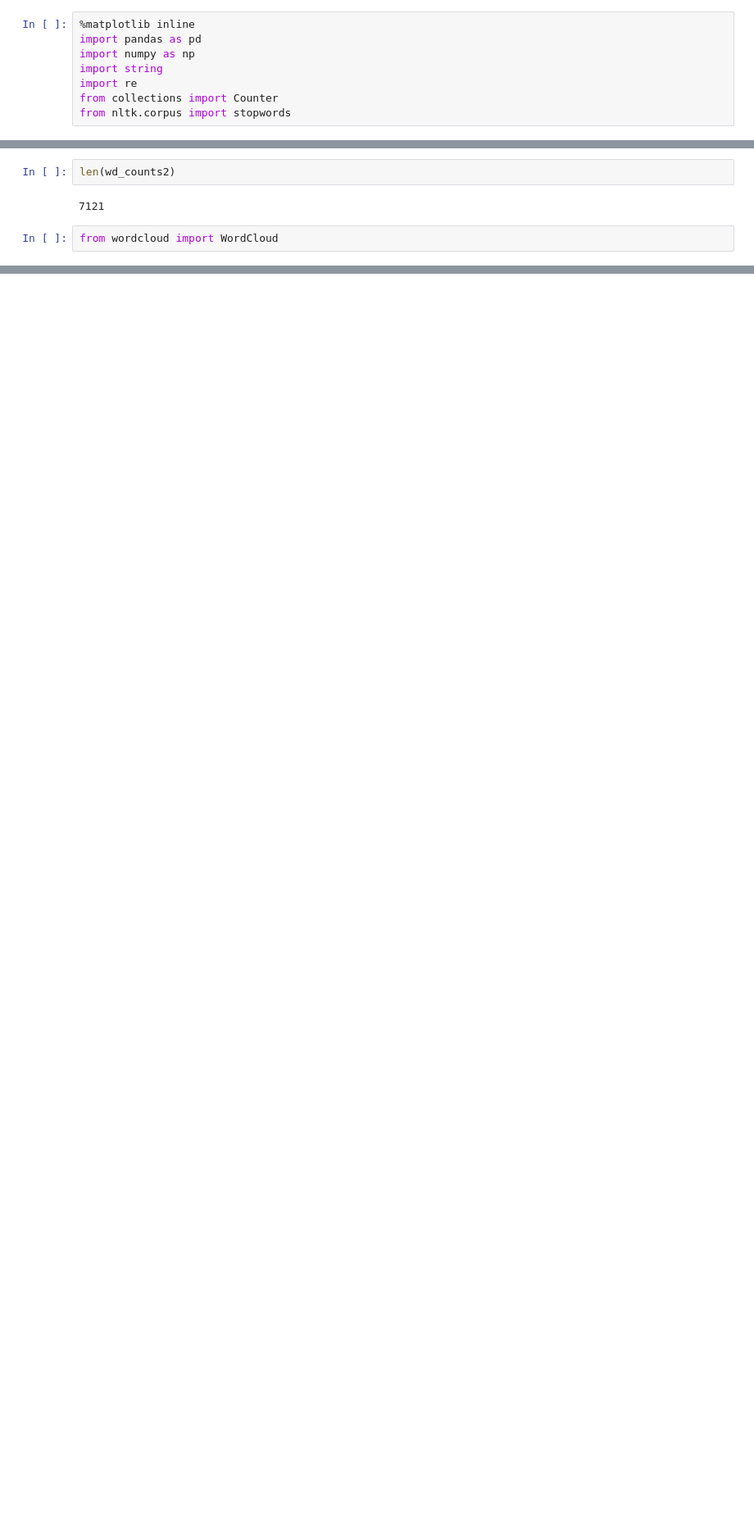
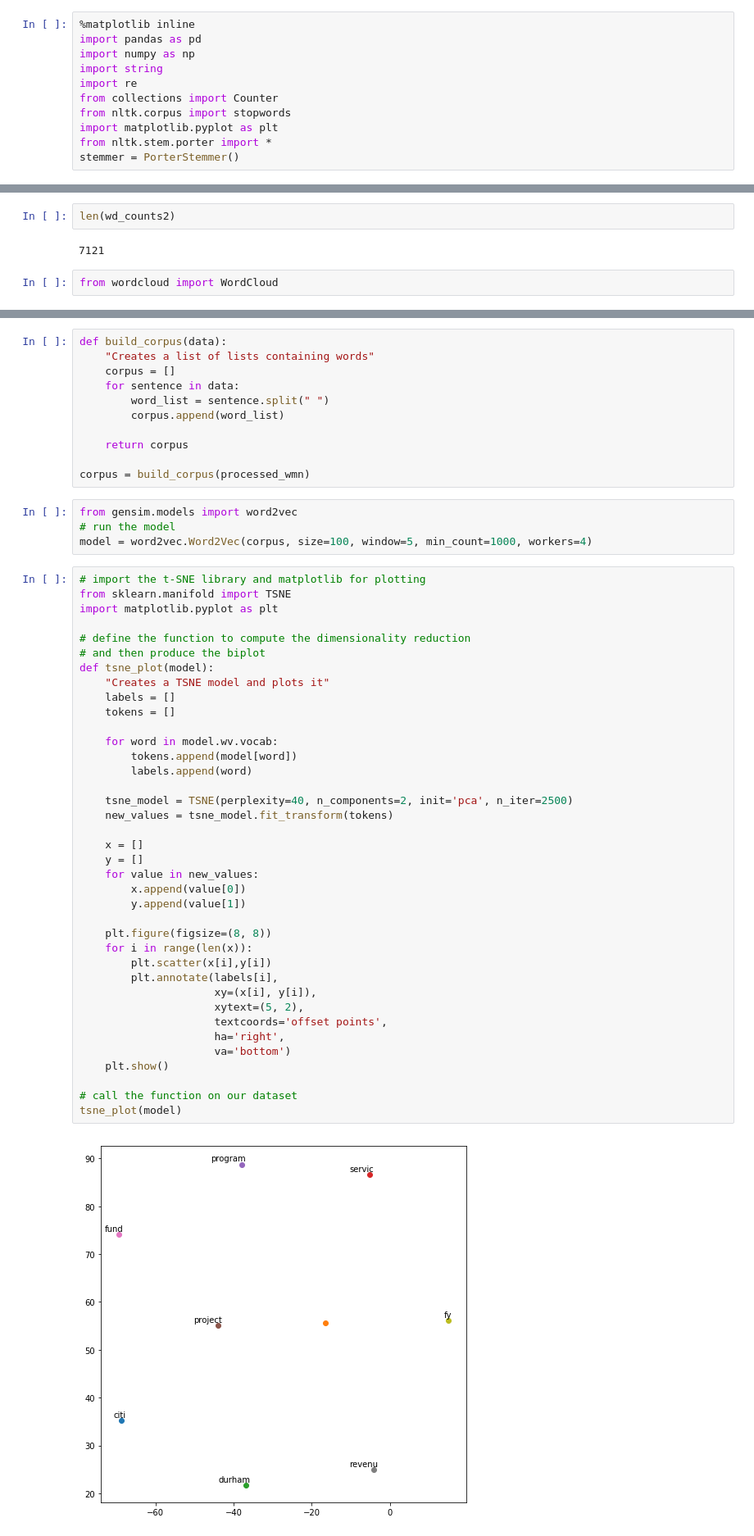
Before and after one commit to UNCG-CSE/Budget_Text_Analysis, a Jupyter notebook: src/Analysis.ipynb, the cells around one changed output, grey strips where cells are left out. Shown at 82% size. Drawn from its saved outputs; the diff is of its cells as text; blank space fills up the shorter version.

```diff
--- a/src/Analysis.ipynb
+++ b/src/Analysis.ipynb
@@ -6,6 +6,9 @@ import string
 import re
 from collections import Counter
 from nltk.corpus import stopwords
+import matplotlib.pyplot as plt
+from nltk.stem.porter import *
+stemmer = PorterStemmer()
 # %%
 data = pd.read_csv("DurhamCityOriginalDataFY19.csv")
 data.drop(['Unnamed: 0'], axis=1,inplace=True)
@@ -202,0 +246,55 @@ plt.show()
+# %%
+def build_corpus(data):
+    "Creates a list of lists containing words"
+    corpus = []
+    for sentence in data:
+        word_list = sentence.split(" ")
+        corpus.append(word_list)
+
+    return corpus
+
+corpus = build_corpus(processed_wmn)
+# %%
+from gensim.models import word2vec
+# run the model
+model = word2vec.Word2Vec(corpus, size=100, window=5, min_count=1000, workers=4)
+# %%
+# import the t-SNE library and matplotlib for plotting
+from sklearn.manifold import TSNE
+import matplotlib.pyplot as plt
+
+# define the function to compute the dimensionality reduction
+# and then produce the biplot
+def tsne_plot(model):
+    "Creates a TSNE model and plots it"
+    labels = []
+    tokens = []
+
+    for word in model.wv.vocab:
+        tokens.append(model[word])
+        labels.append(word)
+
+    tsne_model = TSNE(perplexity=40, n_components=2, init='pca', n_iter=2500)
+    new_values = tsne_model.fit_transform(tokens)
+
+    x = []
+    y = []
+    for value in new_values:
+        x.append(value[0])
+        y.append(value[1])
+
+    plt.figure(figsize=(8, 8))
+    for i in range(len(x)):
+        plt.scatter(x[i],y[i])
+        plt.annotate(labels[i],
+                     xy=(x[i], y[i]),
+                     xytext=(5, 2),
+                     textcoords='offset points',
+                     ha='right',
+                     va='bottom')
+    plt.show()
+
+# call the function on our dataset
+tsne_plot(model)
+# %% [output]
+[figure, added]
```
Also changed, not shown: parts of 7 cells of this notebook.
